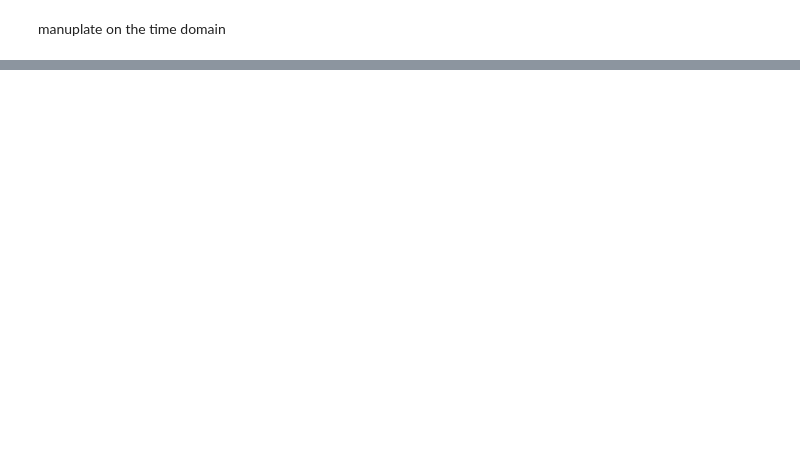
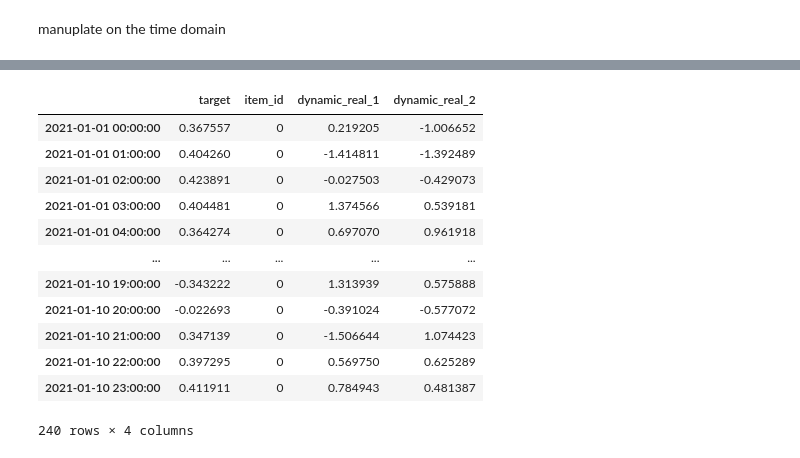
Before and after one commit to WillWang1113/Moving-Average-Diffusion, a Jupyter notebook: notebooks/test.ipynb, the cells around one changed output, grey strips where cells are left out. Saved outputs shown, nothing was run; the diff lists cells and outputs as text; code cells hidden in the pictures; blank space fills up the shorter version.

```diff
--- a/notebooks/test.ipynb
+++ b/notebooks/test.ipynb
@@ -551,0 +700,27 @@ df.to_csv('/home/user/data/FrequencyDiffusion/dataset/MFRED.csv')
+# %%
+def generate_single_ts_with_features(date_range, item_id) -> pd.DataFrame:
+    ts = generate_single_ts(date_range, item_id)
+    T = ts.shape[0]
+    # static features are constant for each series
+    ts["dynamic_real_1"] = np.random.normal(size=T)
+    ts["dynamic_real_2"] = np.random.normal(size=T)
+    # ... we can have as many static or dynamic features as we like
+    return ts
+
+
+ts = generate_single_ts_with_features(date_range, item_id=0)
+ts
+# %% [output]
+|  | target | item_id | dynamic_real_1 | dynamic_real_2 |
+| 2021-01-01 00:00:00 | 0.367557 | 0 | 0.219205 | -1.006652 |
+| 2021-01-01 01:00:00 | 0.404260 | 0 | -1.414811 | -1.392489 |
+| 2021-01-01 02:00:00 | 0.423891 | 0 | -0.027503 | -0.429073 |
+| 2021-01-01 03:00:00 | 0.404481 | 0 | 1.374566 | 0.539181 |
+| 2021-01-01 04:00:00 | 0.364274 | 0 | 0.697070 | 0.961918 |
+| ... | ... | ... | ... | ... |
+| 2021-01-10 19:00:00 | -0.343222 | 0 | 1.313939 | 0.575888 |
+| 2021-01-10 20:00:00 | -0.022693 | 0 | -0.391024 | -0.577072 |
+| 2021-01-10 21:00:00 | 0.347139 | 0 | -1.506644 | 1.074423 |
+| 2021-01-10 22:00:00 | 0.397295 | 0 | 0.569750 | 0.625289 |
+| 2021-01-10 23:00:00 | 0.411911 | 0 | 0.784943 | 0.481387 |
+240 rows × 4 columns
```
Also changed, not shown: parts of 26 cells of this notebook, 10 other files.
